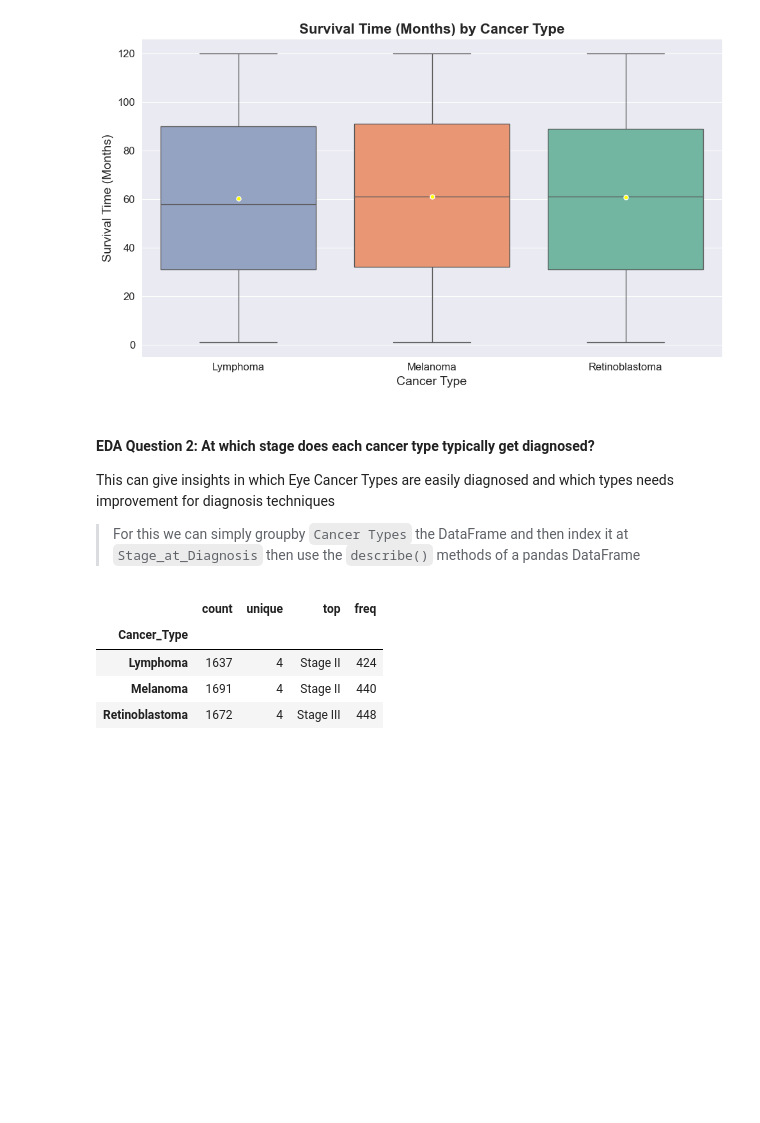
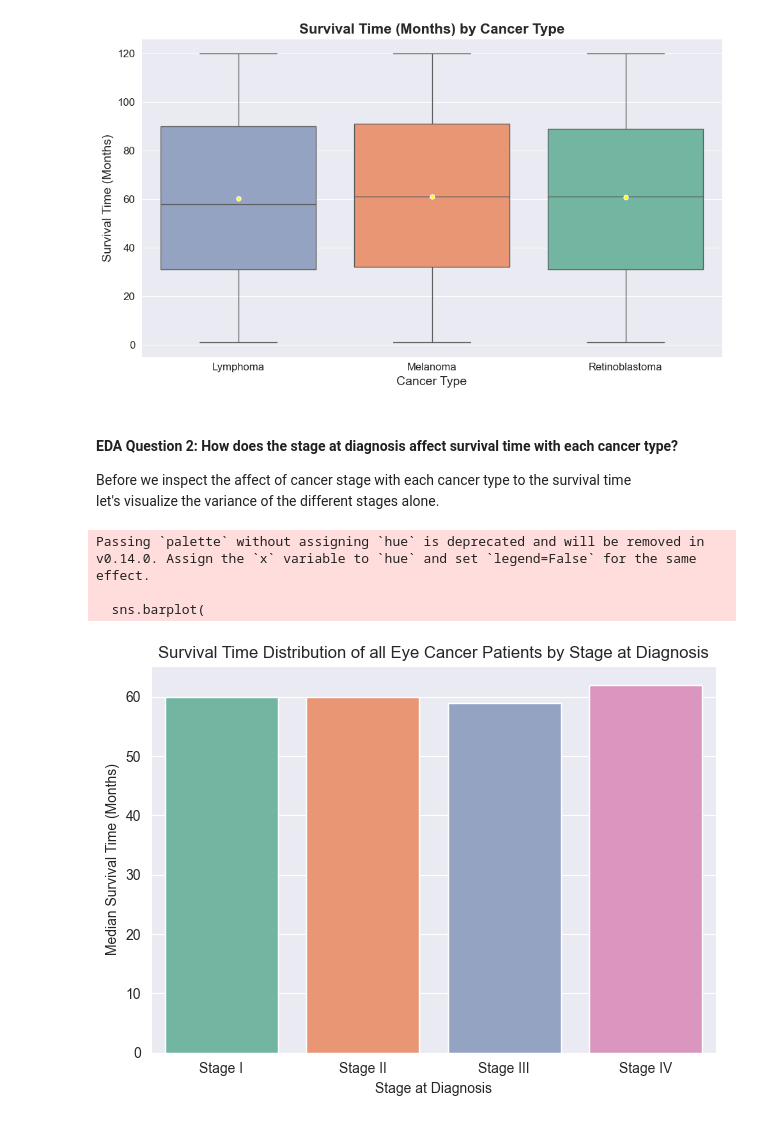
Before and after one commit to Kamote35/CSMODEL-S20-pandas-Salle-, a Jupyter notebook: [CSMODEL]Pandas_Salle_WithExplanations(Visualizations).ipynb, the cells around one changed output. Drawn from its saved outputs; the diff is of its cells as text; code cells hidden in the pictures; blank space fills up the shorter version.

```diff
--- a/[CSMODEL]Pandas_Salle_WithExplanations(Visualizations).ipynb
+++ b/[CSMODEL]Pandas_Salle_WithExplanations(Visualizations).ipynb
@@ -257,14 +257,29 @@ plt.show()
 # %% [output]
 [figure]
 # %% [markdown]
-#### **EDA Question 2: At which stage does each cancer type typically get diagnosed?**
-This can give insights in which Eye Cancer Types are easily diagnosed and which types needs improvement for diagnosis techniques
-> For this we can simply groupby `Cancer Types` the DataFrame and then index it at `Stage_at_Diagnosis` then use the `describe()` methods of a pandas DataFrame
+#### **EDA Question 2: How does the stage at diagnosis affect survival time with each cancer type?**
+Before we inspect the affect of cancer stage with each cancer type to the survival time<br>
+let's visualize the variance of the different stages alone.
 # %%
-eye_cancer_df.groupby('Cancer_Type')['Stage_at_Diagnosis'].describe()
+grouped = eye_cancer_df.groupby(['Stage_at_Diagnosis'])['Survival_Time_Months'].median().reset_index()
+
+stage_order = ["Stage I", "Stage II", "Stage III", "Stage IV"]
+
+# Bar plot
+sns.barplot(
+    data=grouped,
+    x='Stage_at_Diagnosis',
+    y='Survival_Time_Months',
+    order=stage_order, palette='Set2'
+    )
+
+plt.title("Survival Time Distribution of all Eye Cancer Patients by Stage at Diagnosis")
+plt.ylabel("Median Survival Time (Months)")
+plt.xlabel("Stage at Diagnosis")
+plt.tight_layout()
+plt.show()
 # %% [output]
-|  | count | unique | top | freq |
-| Cancer_Type |  |  |  |  |
-| Lymphoma | 1637 | 4 | Stage II | 424 |
-| Melanoma | 1691 | 4 | Stage II | 440 |
-| Retinoblastoma | 1672 | 4 | Stage III | 448 |
+Passing `palette` without assigning `hue` is deprecated and will be removed in v0.14.0. Assign the `x` variable to `hue` and set `legend=False` for the same effect.
+
+  sns.barplot(
+[figure, added]
```
Also changed, not shown: parts of 23 cells of this notebook.
